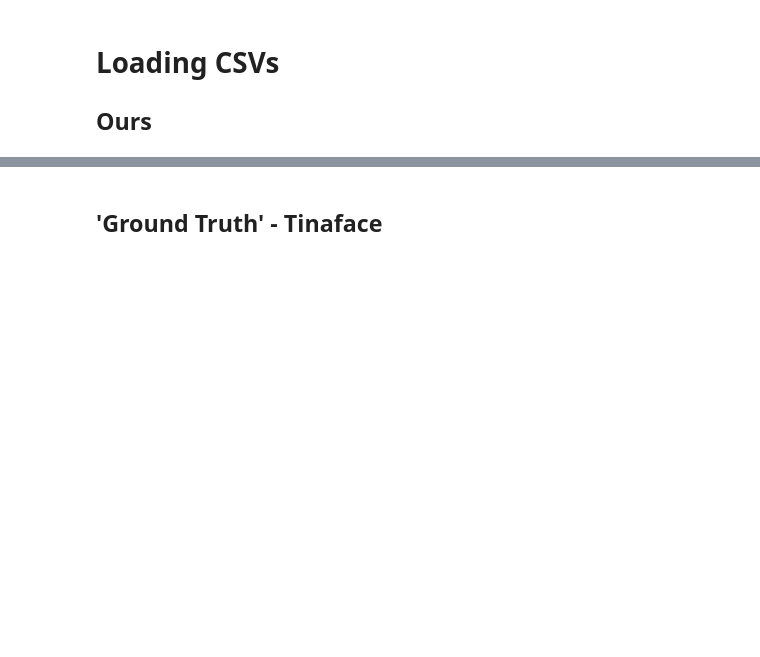
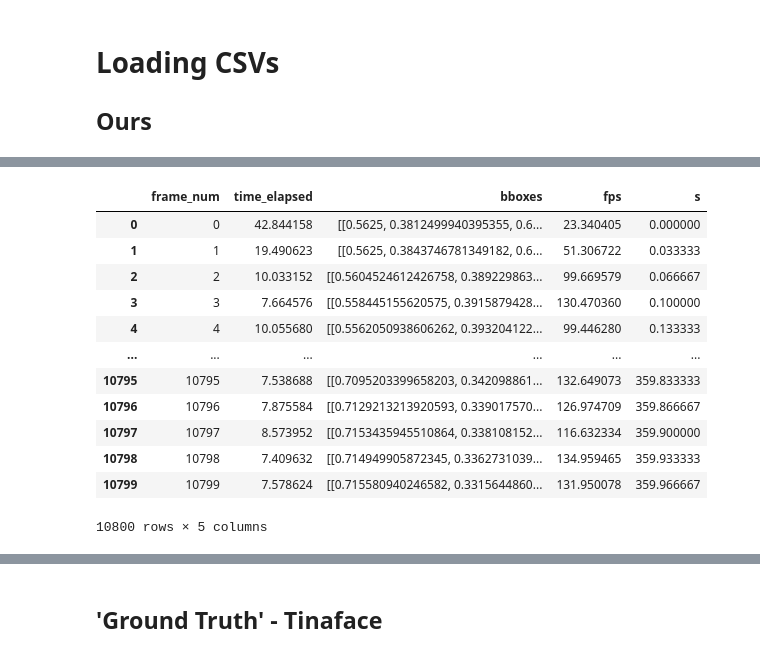
Before and after one commit to AniAggarwal/face-blur-rt, a Jupyter notebook: src/benchmarks.ipynb, the cells around one changed output, grey strips where cells are left out. Drawn from its saved outputs; the diff is of its cells as text; code cells hidden in the pictures; blank space fills up the shorter version.

```diff
--- a/src/benchmarks.ipynb
+++ b/src/benchmarks.ipynb
@@ -58,0 +39,17 @@ df_tracker
+# %%
+df_tracker = process_csv("../data/demos/irl-stream-long-30fps-ours-tracker-only.csv")
+df_tracker
+# %% [output]
+|  | frame_num | time_elapsed | bboxes | fps | s |
+| 0 | 0 | 42.844158 | [[0.5625, 0.3812499940395355, 0.6... | 23.340405 | 0.000000 |
+| 1 | 1 | 19.490623 | [[0.5625, 0.3843746781349182, 0.6... | 51.306722 | 0.033333 |
+| 2 | 2 | 10.033152 | [[0.5604524612426758, 0.389229863... | 99.669579 | 0.066667 |
+| 3 | 3 | 7.664576 | [[0.558445155620575, 0.3915879428... | 130.470360 | 0.100000 |
+| 4 | 4 | 10.055680 | [[0.5562050938606262, 0.393204122... | 99.446280 | 0.133333 |
+| ... | ... | ... | ... | ... | ... |
+| 10795 | 10795 | 7.538688 | [[0.7095203399658203, 0.342098861... | 132.649073 | 359.833333 |
+| 10796 | 10796 | 7.875584 | [[0.7129213213920593, 0.339017570... | 126.974709 | 359.866667 |
+| 10797 | 10797 | 8.573952 | [[0.7153435945510864, 0.338108152... | 116.632334 | 359.900000 |
+| 10798 | 10798 | 7.409632 | [[0.714949905872345, 0.3362731039... | 134.959465 | 359.933333 |
+| 10799 | 10799 | 7.578624 | [[0.715580940246582, 0.3315644860... | 131.950078 | 359.966667 |
+10800 rows × 5 columns
```
Also changed, not shown: parts of 29 cells of this notebook, 7 other files.
